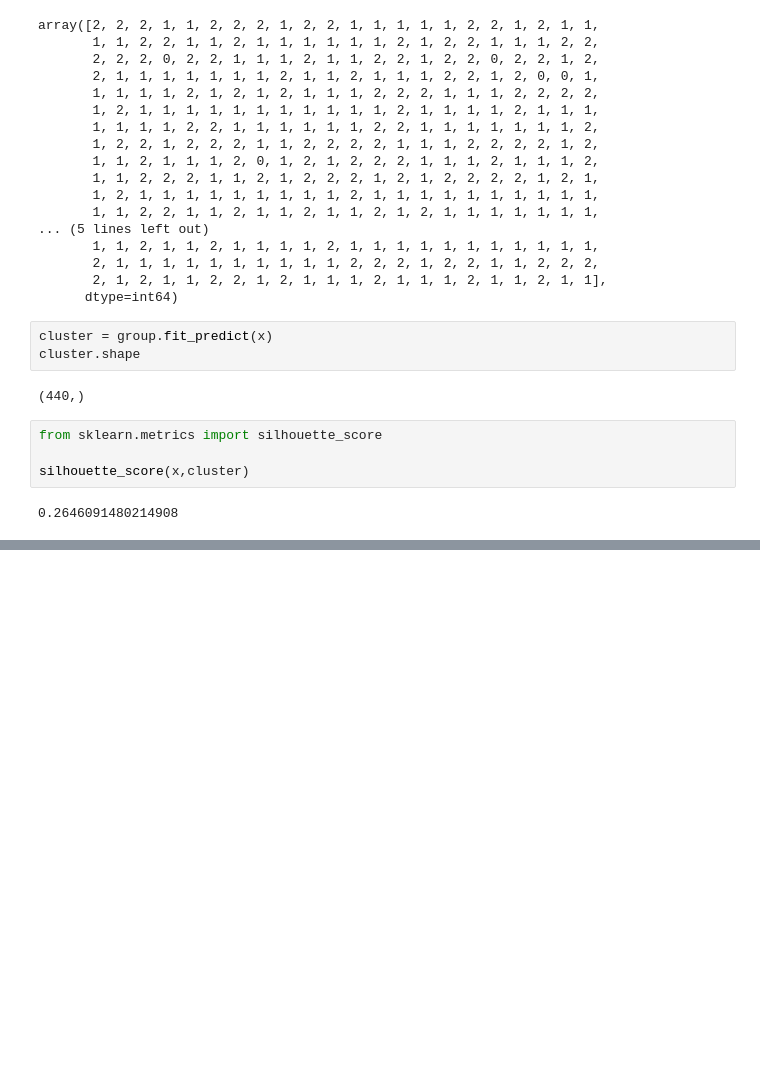
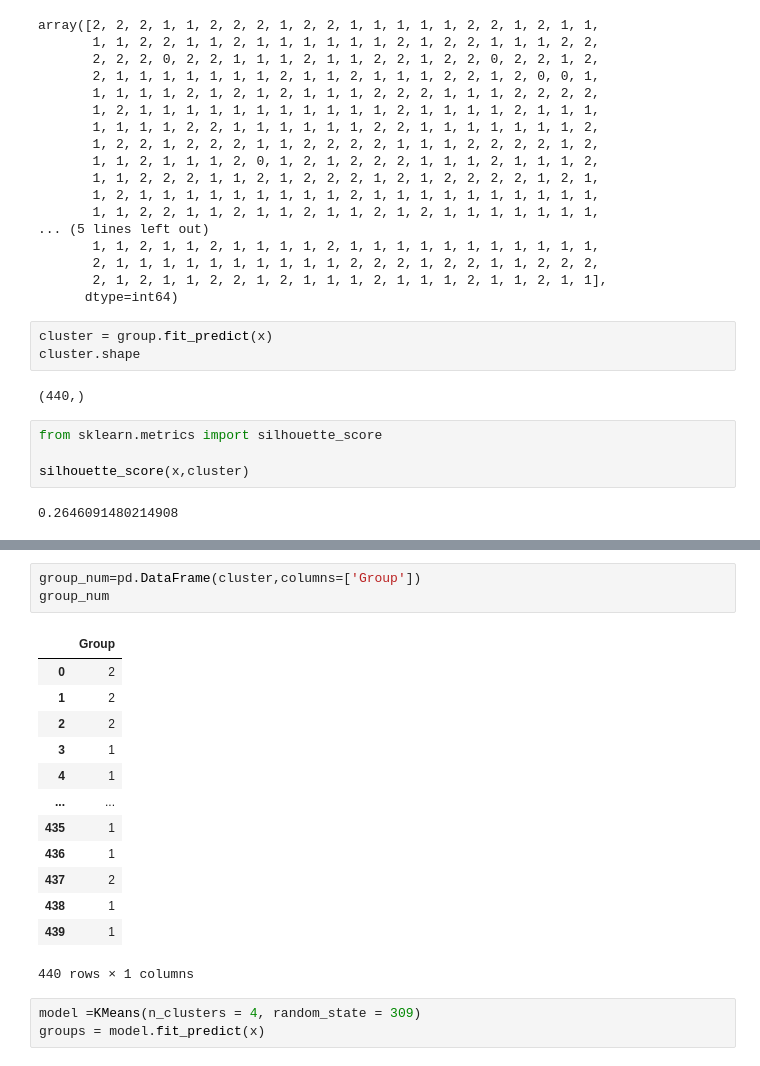
Before and after one commit to Rahulkunarapu7/python-AD, a Jupyter notebook: cluster.AD.ipynb, the cells around one changed output, grey strips where cells are left out. Drawn from its saved outputs; the diff is of its cells as text; blank space fills up the shorter version.

```diff
--- a/cluster.AD.ipynb
+++ b/cluster.AD.ipynb
@@ -120,0 +151,20 @@ silhouette_score(x,cluster)
+# %%
+group_num=pd.DataFrame(cluster,columns=['Group'])
+group_num
+# %% [output]
+|  | Group |
+| 0 | 2 |
+| 1 | 2 |
+| 2 | 2 |
+| 3 | 1 |
+| 4 | 1 |
+| ... | ... |
+| 435 | 1 |
+| 436 | 1 |
+| 437 | 2 |
+| 438 | 1 |
+| 439 | 1 |
+440 rows × 1 columns
+# %%
+model =KMeans(n_clusters = 4, random_state = 309)
+groups = model.fit_predict(x)
```
Also changed, not shown: parts of 4 cells of this notebook.
